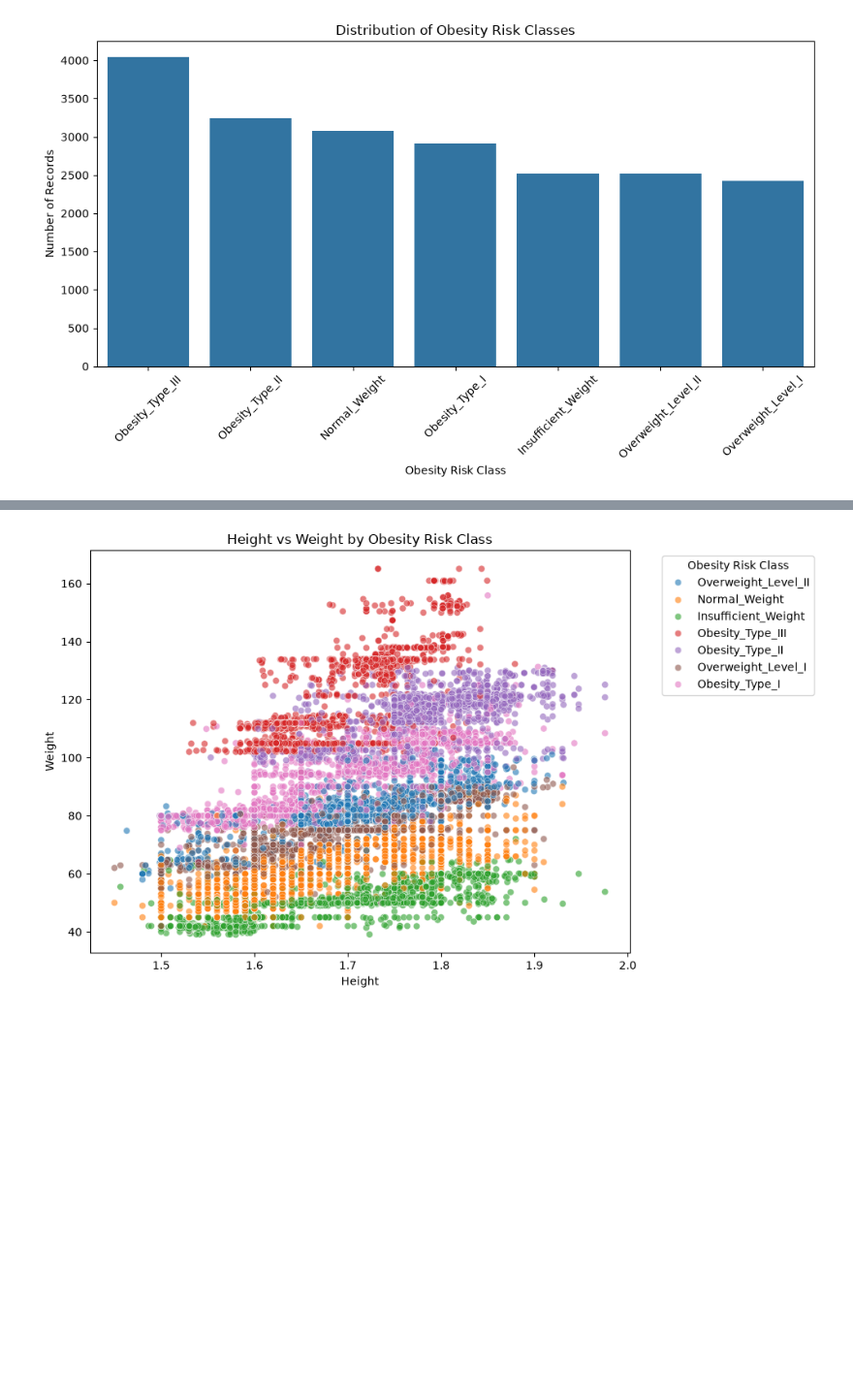
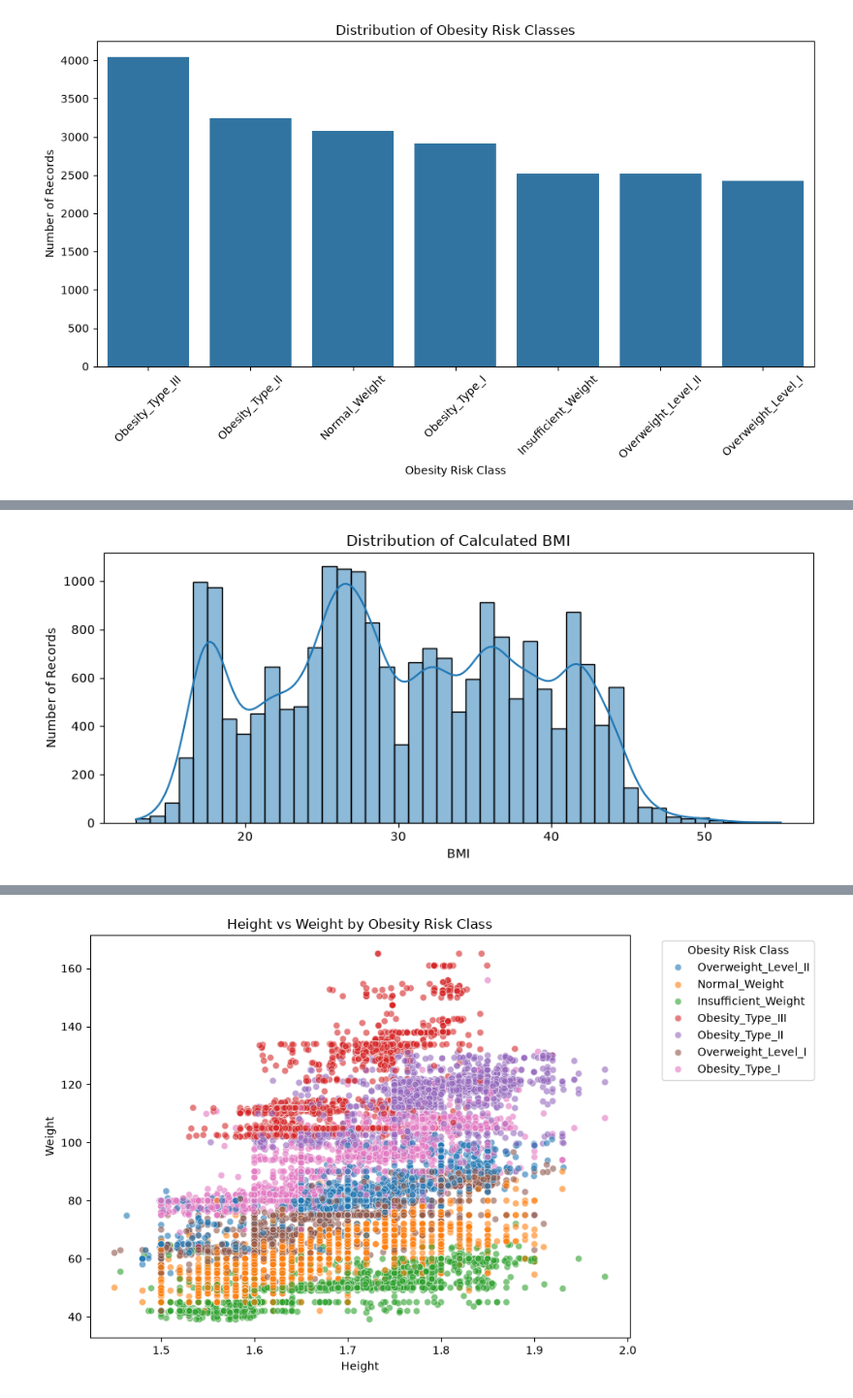
Before and after one commit to Mathu-code/Obesity-Risk-Intelligence-System, a Jupyter notebook: notebooks/02_eda.ipynb, the cells around one changed output, grey strips where cells are left out. Shown at 97% size. Saved outputs shown, nothing was run; the diff lists cells and outputs as text; code cells hidden in the pictures; blank space fills up the shorter version.

Commit message:
Completed baseline models notebook and updated other notebooks

```diff
--- a/notebooks/02_eda.ipynb
+++ b/notebooks/02_eda.ipynb
@@ -262,22 +310,3 @@ category_concentration_df
 | 7 | MTRANS | 80.39 |
 | 6 | CALC | 72.58 |
 | 0 | Gender | 50.21 |
-# %%
-
-from pathlib import Path
-import pandas as pd
-
-PROJECT_ROOT = Path.cwd()
-
-if PROJECT_ROOT.name == "notebooks":
-    PROJECT_ROOT = PROJECT_ROOT.parent
-
-DATA_PATH = PROJECT_ROOT / "data" / "raw" / "obesity.csv"
-
-print("Project root:", PROJECT_ROOT)
-print("Dataset path:", DATA_PATH)
-print("File exists:", DATA_PATH.exists())
-
-df = pd.read_csv(DATA_PATH)
-
-df.head()
@@ -316,0 +516,9 @@ plt.show()
+# %%
+eda_df = df.copy()
+
+eda_df["BMI"] = (
+    eda_df["Weight"]
+    / eda_df["Height"].pow(2)
+)
+
+eda_df["BMI"].describe().round(2)
@@ -316,0 +543,16 @@ plt.show()
+# %%
+plt.figure(figsize=(9, 4))
+
+sns.histplot(
+    data=eda_df,
+    x="BMI",
+    kde=True,
+)
+
+plt.title("Distribution of Calculated BMI")
+plt.xlabel("BMI")
+plt.ylabel("Number of Records")
+plt.tight_layout()
+plt.show()
+# %% [output]
+[figure, added]
```
Also changed, not shown: parts of 36 cells of this notebook, 3 other files.
